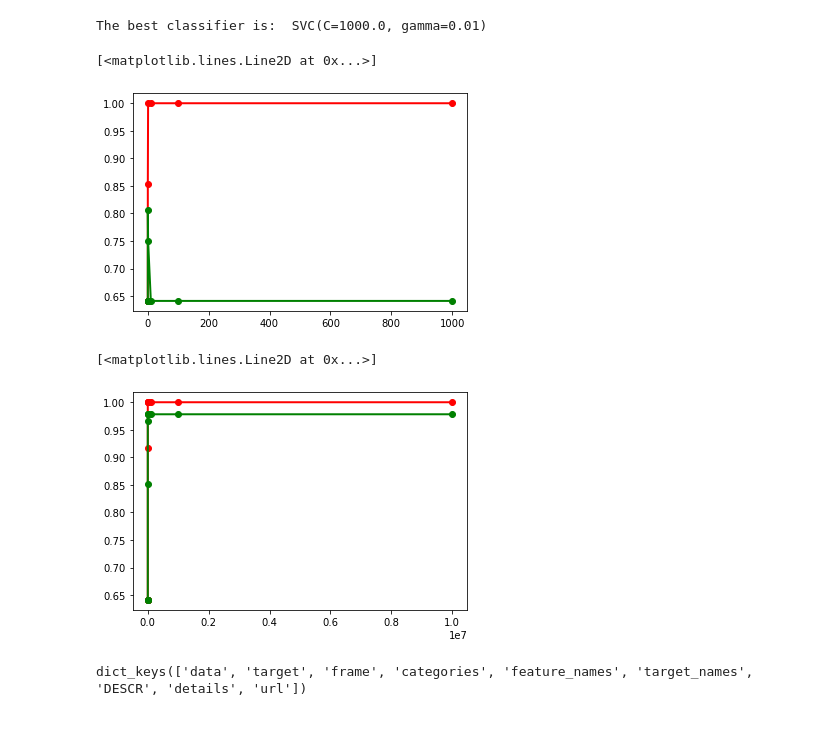
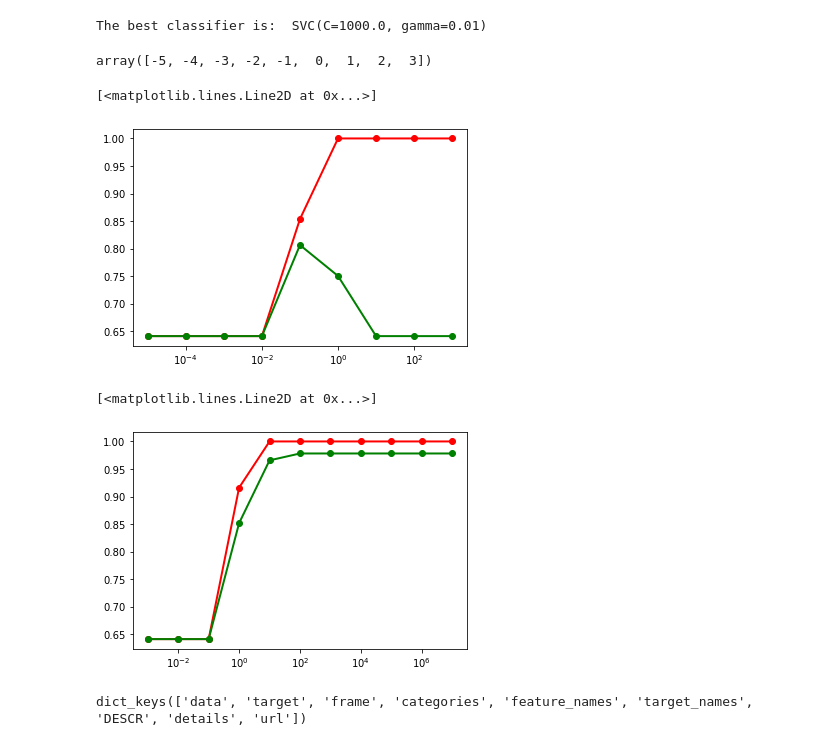
Before and after one commit to barmag/cs7641-projects, a Jupyter notebook: project1/svm-experiments.ipynb, the cells around one changed output. Cells and saved outputs as stored; diff of their text form; code cells hidden in the pictures.

Commit message:
draw svm charts with log scale

```diff
--- a/project1/svm-experiments.ipynb
+++ b/project1/svm-experiments.ipynb
@@ -103,20 +103,25 @@ grid.fit(X_train, y_train)
 print("The best classifier is: ", grid.best_estimator_)
 # %% [output]
 The best classifier is:  SVC(C=1000.0, gamma=0.01)
+# %%
+np.arange(-5, 4)
+# %% [output]
+array([-5, -4, -3, -2, -1,  0,  1,  2,  3])
 # %%
 lw = 2
 param_range = 10. ** np.arange(-5, 4)
 train_scores, test_scores = validation_curve(SVC(kernel='rbf'), X_train, y_train, param_name="gamma", param_range=param_range, scoring="accuracy", cv=5)
 train_scores_mean = np.mean(train_scores, axis=1)
 train_scores_std = np.std(train_scores, axis=1)
 test_scores_mean = np.mean(test_scores, axis=1)
 test_scores_std = np.std(test_scores, axis=1)
 plt.figure()
+plt.xscale('log')
 plt.plot(param_range, train_scores_mean, 'o-', label="Training score", color="r", lw=lw)
 plt.plot(param_range, test_scores_mean, 'o-', label="Cross-validation score", color="g", lw=lw)
 # %% [output]
 [<matplotlib.lines.Line2D at 0x...>]
-[figure, old version]
+[figure, new version]
 # %%
 lw = 2
 C_range = 10. ** np.arange(-3, 8)
@@ -126,11 +131,12 @@ train_scores_std = np.std(train_scores, axis=1)
 test_scores_mean = np.mean(test_scores, axis=1)
 test_scores_std = np.std(test_scores, axis=1)
 plt.figure()
+plt.xscale('log')
 plt.plot(C_range, train_scores_mean, 'o-', label="Training score", color="r", lw=lw)
 plt.plot(C_range, test_scores_mean, 'o-', label="Cross-validation score", color="g", lw=lw)
 # %% [output]
 [<matplotlib.lines.Line2D at 0x...>]
-[figure, old version]
+[figure, new version]
 # %%
 from sklearn.datasets import fetch_openml
 mnist = fetch_openml('mnist_784', version=1)
```
Also changed, not shown: parts of 3 cells of this notebook.
